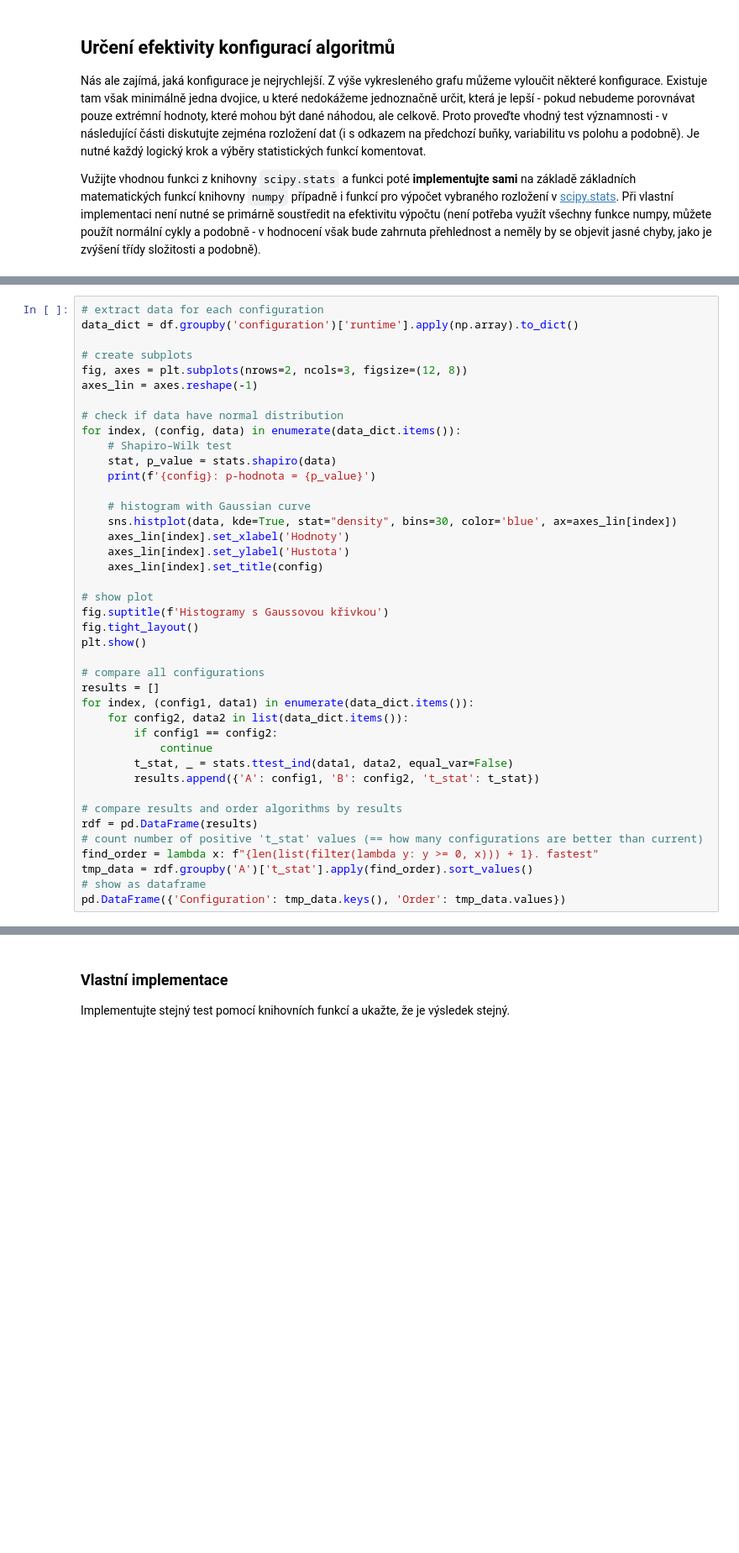
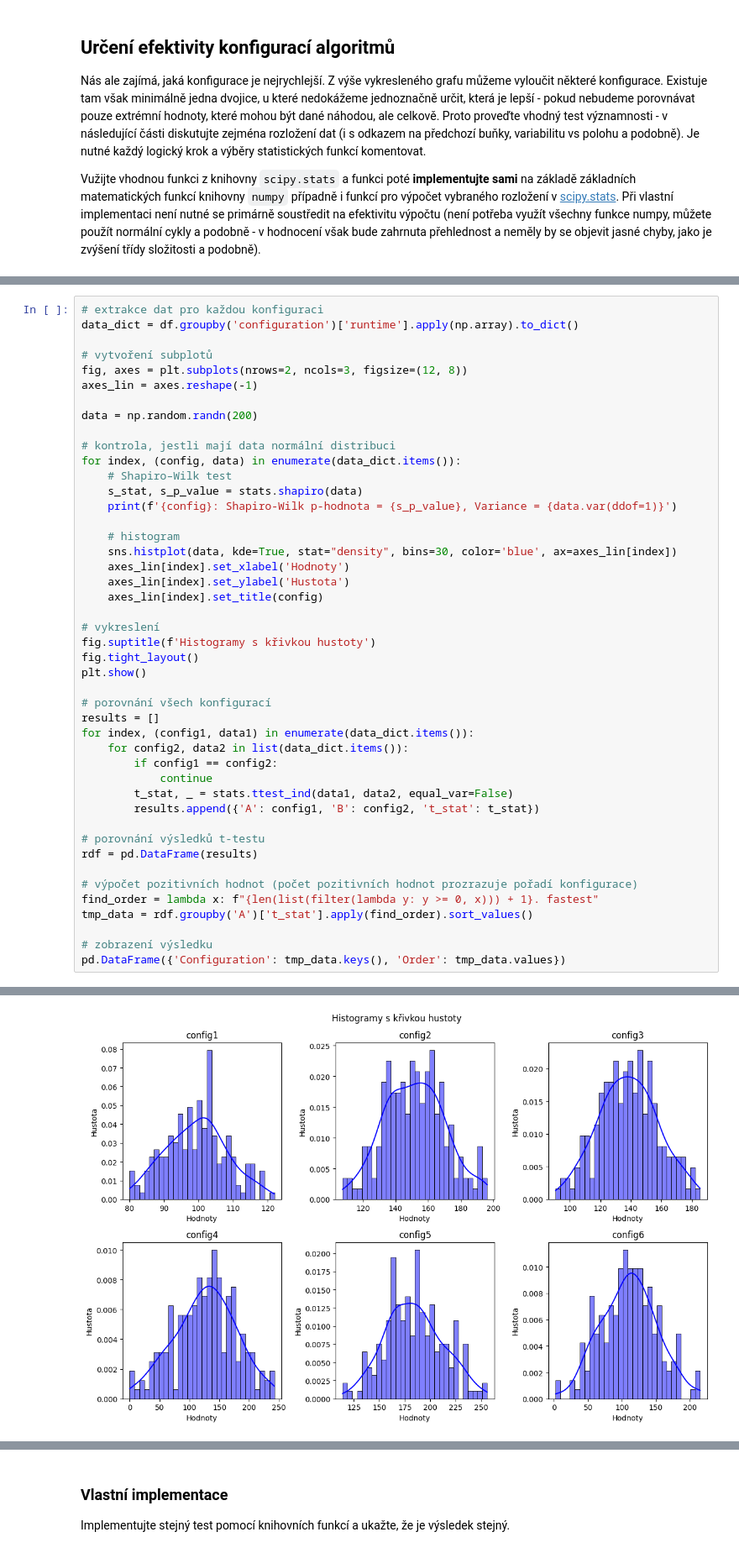
Before and after one commit to Explosiver001/MSP-Projekt1, a Jupyter notebook: proj1.ipynb, the cells around one changed output, grey strips where cells are left out. Shown: that part at 84% size. Saved outputs shown, nothing was run; the diff lists cells and outputs as text; blank space fills up the shorter version.

```diff
--- a/proj1.ipynb
+++ b/proj1.ipynb
@@ -167,31 +215,33 @@ Hypotézy budou stanoveny následovně:
 - $H_0$: Obě porovnávané konfigurace mají stejný průměr
 - $H_1$: Obě porovnávané konfigurace mají různý průměr
 # %%
-# extract data for each configuration
+# extrakce dat pro každou konfiguraci
 data_dict = df.groupby('configuration')['runtime'].apply(np.array).to_dict()
 
-# create subplots
+# vytvoření subplotů
 fig, axes = plt.subplots(nrows=2, ncols=3, figsize=(12, 8))
 axes_lin = axes.reshape(-1)
 
-# check if data have normal distribution
+data = np.random.randn(200)
+
+# kontrola, jestli mají data normální distribuci
 for index, (config, data) in enumerate(data_dict.items()):
     # Shapiro–Wilk test
-    stat, p_value = stats.shapiro(data)
-    print(f'{config}: p-hodnota = {p_value}')
+    s_stat, s_p_value = stats.shapiro(data)
+    print(f'{config}: Shapiro-Wilk p-hodnota = {s_p_value}, Variance = {data.var(ddof=1)}')
 
-    # histogram with Gaussian curve
+    # histogram
     sns.histplot(data, kde=True, stat="density", bins=30, color='blue', ax=axes_lin[index])
     axes_lin[index].set_xlabel('Hodnoty')
     axes_lin[index].set_ylabel('Hustota')
     axes_lin[index].set_title(config)
 
-# show plot
-fig.suptitle(f'Histogramy s Gaussovou křivkou')
+# vykreslení
+fig.suptitle(f'Histogramy s křivkou hustoty')
 fig.tight_layout()
 plt.show()
 
-# compare all configurations
+# porovnání všech konfigurací
 results = []
 for index, (config1, data1) in enumerate(data_dict.items()):
     for config2, data2 in list(data_dict.items()):
@@ -200,10 +250,13 @@ for index, (config1, data1) in enumerate(data_dict.items()):
         t_stat, _ = stats.ttest_ind(data1, data2, equal_var=False)
         results.append({'A': config1, 'B': config2, 't_stat': t_stat})
 
-# compare results and order algorithms by results
+# porovnání výsledků t-testu
 rdf = pd.DataFrame(results)
-# count number of positive 't_stat' values (== how many configurations are better than current)
+
+# výpočet pozitivních hodnot (počet pozitivních hodnot prozrazuje pořadí konfigurace)
 find_order = lambda x: f"{len(list(filter(lambda y: y >= 0, x))) + 1}. fastest"
 tmp_data = rdf.groupby('A')['t_stat'].apply(find_order).sort_values()
-# show as dataframe
+
+# zobrazení výsledku
 pd.DataFrame({'Configuration': tmp_data.keys(), 'Order': tmp_data.values})
+# %% [output]
@@ -209,0 +269 @@ pd.DataFrame({'Configuration': tmp_data.keys(), 'Order': tmp_data.values})
+[figure, added]
```
Also changed, not shown: parts of 14 cells of this notebook.
